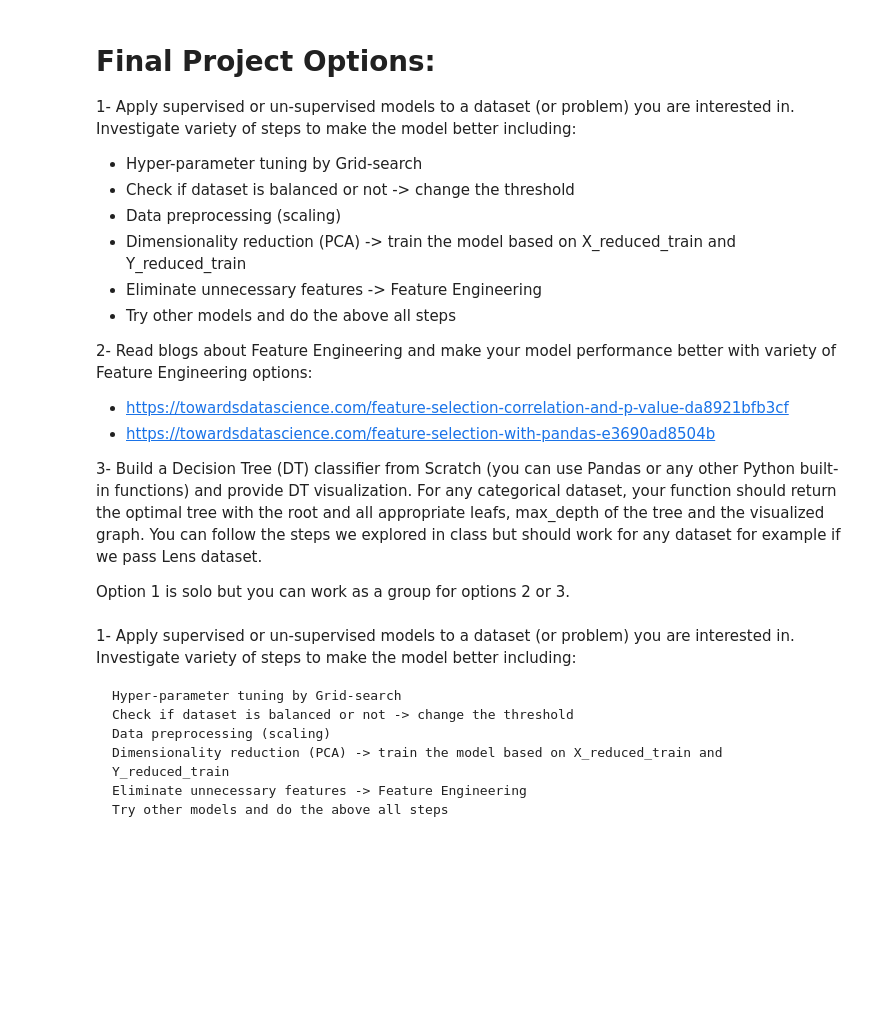
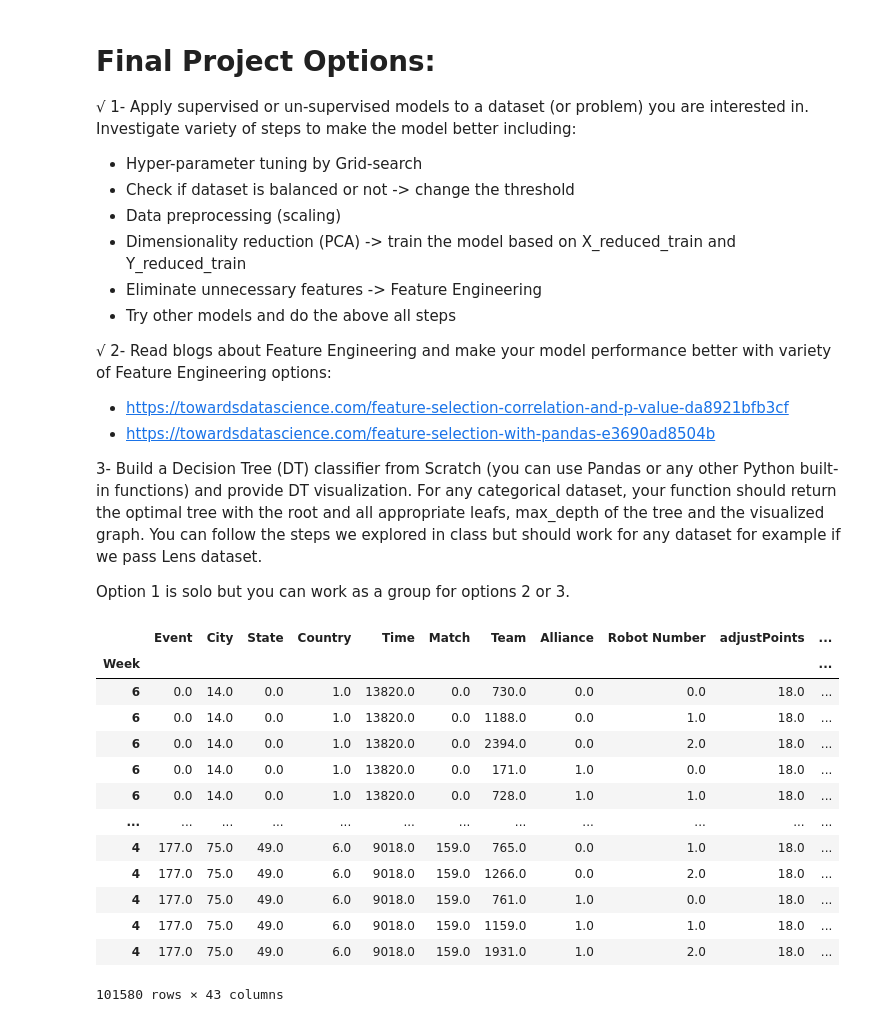
Before and after one commit to ChrisBarnes2000-MS-DU/DS_2.1, a Jupyter notebook: HW/Final.ipynb, the cells around one changed output. Drawn from its saved outputs; the diff is of its cells as text; code cells hidden in the pictures; blank space fills up the shorter version.

```diff
--- a/HW/Final.ipynb
+++ b/HW/Final.ipynb
@@ -1,6 +1,6 @@
 # %% [markdown]
 # Final Project Options:
-1- Apply supervised or un-supervised models to a dataset (or problem) you are interested in. Investigate variety of steps
+√ 1- Apply supervised or un-supervised models to a dataset (or problem) you are interested in. Investigate variety of steps
 to make the model better including:
   - Hyper-parameter tuning by Grid-search
   - Check if dataset is balanced or not -> change the threshold
@@ -9,19 +9,10 @@ to make the model better including:
   - Eliminate unnecessary features -> Feature Engineering
   - Try other models and do the above all steps
 
-2- Read blogs about Feature Engineering and make your model performance better with variety of Feature Engineering options:
+√ 2- Read blogs about Feature Engineering and make your model performance better with variety of Feature Engineering options:
 - https://towardsdatascience.com/feature-selection-correlation-and-p-value-da8921bfb3cf
 - https://towardsdatascience.com/feature-selection-with-pandas-e3690ad8504b
 
 3- Build a Decision Tree (DT) classifier from Scratch (you can use Pandas or any other Python built-in functions) and provide DT visualization. For any categorical dataset, your function should return the optimal tree with the root and all appropriate leafs, max_depth of the tree and the visualized graph. You can follow the steps we explored in class but should work for any dataset for example if we pass Lens dataset.
 
 Option 1 is solo but you can work as a group for options 2 or 3.
-# %% [markdown]
-1- Apply supervised or un-supervised models to a dataset (or problem) you are interested in. Investigate variety of steps to make the model better including:
-
-    Hyper-parameter tuning by Grid-search
-    Check if dataset is balanced or not -> change the threshold
-    Data preprocessing (scaling)
-    Dimensionality reduction (PCA) -> train the model based on X_reduced_train and Y_reduced_train
-    Eliminate unnecessary features -> Feature Engineering
-    Try other models and do the above all steps
@@ -27,0 +39,36 @@ Option 1 is solo but you can work as a group for options 2 or 3.
+# %%
+data = pd.read_csv('2018_MatchData.csv').set_index("Week")
+Categorical = ['Event','City','State','Country','Match','Alliance','autoQuestRankingPoint','autoRun',
+               'autoSwitchAtZero','endgame','faceTheBossRankingPoint','tba_gameData','result']
+
+#         .drop(columns=['Event','City','State','Country','Time',
+#                        'Match','Alliance','result','autoQuestRankingPoint',
+#                        'autoRun','autoSwitchAtZero','endgame','faceTheBossRankingPoint',
+#                        'Robot Number', 'adjustPoints', 'tba_gameData'
+#                       ]).set_index('Team')
+
+
+# data = data[data['Team'] == 2927].set_index(['Event', 'Match', 'Alliance'])
+
+label_encoder = LabelEncoder()
+for i in data.columns:
+    data[i] = label_encoder.fit_transform(data[i]).astype('float64')
+
+y = data['result']
+x = data.drop(columns=['result'])
+x
+# %% [output]
+|  | Event | City | State | Country | Time | Match | Team | Alliance | Robot Number | adjustPoints | ... |
+| Week |  |  |  |  |  |  |  |  |  |  | ... |
+| 6 | 0.0 | 14.0 | 0.0 | 1.0 | 13820.0 | 0.0 | 730.0 | 0.0 | 0.0 | 18.0 | ... |
+| 6 | 0.0 | 14.0 | 0.0 | 1.0 | 13820.0 | 0.0 | 1188.0 | 0.0 | 1.0 | 18.0 | ... |
+| 6 | 0.0 | 14.0 | 0.0 | 1.0 | 13820.0 | 0.0 | 2394.0 | 0.0 | 2.0 | 18.0 | ... |
+| 6 | 0.0 | 14.0 | 0.0 | 1.0 | 13820.0 | 0.0 | 171.0 | 1.0 | 0.0 | 18.0 | ... |
+| 6 | 0.0 | 14.0 | 0.0 | 1.0 | 13820.0 | 0.0 | 728.0 | 1.0 | 1.0 | 18.0 | ... |
+| ... | ... | ... | ... | ... | ... | ... | ... | ... | ... | ... | ... |
+| 4 | 177.0 | 75.0 | 49.0 | 6.0 | 9018.0 | 159.0 | 765.0 | 0.0 | 1.0 | 18.0 | ... |
+| 4 | 177.0 | 75.0 | 49.0 | 6.0 | 9018.0 | 159.0 | 1266.0 | 0.0 | 2.0 | 18.0 | ... |
+| 4 | 177.0 | 75.0 | 49.0 | 6.0 | 9018.0 | 159.0 | 761.0 | 1.0 | 0.0 | 18.0 | ... |
+| 4 | 177.0 | 75.0 | 49.0 | 6.0 | 9018.0 | 159.0 | 1159.0 | 1.0 | 1.0 | 18.0 | ... |
+| 4 | 177.0 | 75.0 | 49.0 | 6.0 | 9018.0 | 159.0 | 1931.0 | 1.0 | 2.0 | 18.0 | ... |
+101580 rows × 43 columns
```
Also changed, not shown: parts of 18 cells of this notebook, 4 other files.
